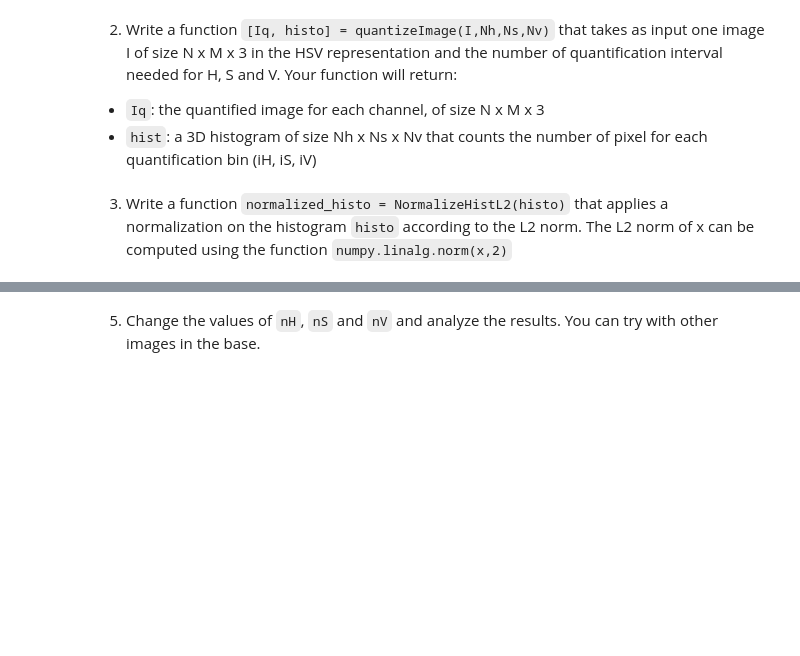
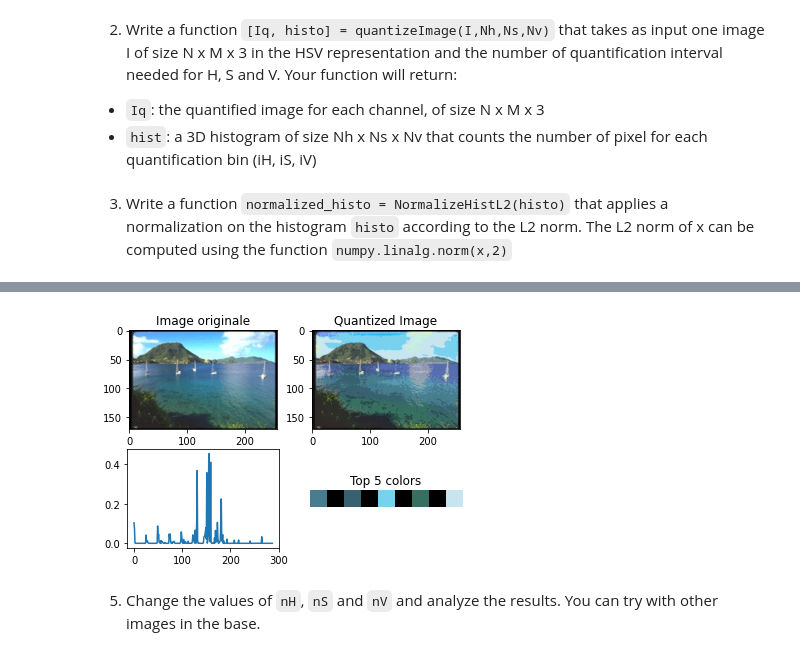
Before and after one commit to CharlesAttend/M1-S1-DAC, a Jupyter notebook: BIMA/TME/TME8/TME8.ipynb, the cells around one changed output, grey strips where cells are left out. Cells and saved outputs as stored; diff of their text form; code cells hidden in the pictures; blank space fills up the shorter version.

````diff
--- a/BIMA/TME/TME8/TME8.ipynb
+++ b/BIMA/TME/TME8/TME8.ipynb
@@ -92,10 +100,15 @@ Each image of the base will be represented by its color histogram in the HSV rep
 def quantize(I, k):
     """ float*int -> int
     """
+    if I == 1:
+        return k-1
+    else:
+        return int(I*k)
 
 
 # You can test your function with the following lines:
 h = np.zeros((8))
 for i in range(256):
     h[quantize(i/255.,8)] += 1
+display(h)
 assert (h == 32*np.ones((8))).all()
@@ -111,9 +122,24 @@ def quantizeImage(I, nH, nS, nV):
+# %%
+def quantizeImage(I, nH, nS, nV):
+    """ Array*int -> Array*Array
+    """
+    new_I = np.empty_like(I, dtype=int)
+    hist = np.zeros((nH, nS, nV))
+    l = [nH, nS, nV]
+    for i in range (new_I.shape[0]):
+        for j in range (new_I.shape[1]):
+            new_I[i,j,0] = quantize(I[i,j,0], nH)
+            new_I[i,j,1] = quantize(I[i,j,1], nS)
+            new_I[i,j,2] = quantize(I[i,j,2], nV)
+            hist[new_I[i,j,0], new_I[i,j,1], new_I[i,j,2]] += 1
+    return new_I, hist
 # %% [markdown]
 3) Write a function ```normalized_histo = NormalizeHistL2(histo)``` that applies a normalization on the histogram ```histo``` according to the L2 norm.
 The L2 norm of x can be computed using the function ```numpy.linalg.norm(x,2)```
 # %%
 def normalize(H):
     """ Array -> Array"""
+    return H/np.linalg.norm(H, 2)
 # %% [markdown]
 4) Test of the HSV histogram on an image: Complete the following code with your functions in order to apply it on one of the images of the base. The code will follow the following steps:
    1. Open the image and convert it into HSV representation.
@@ -136,49 +162,53 @@ def normalize(H):
 ![figure4](./figs/Figure_4.png)
 <center>Figure 4: 5 main colors</center>
 # %%
+def hsv_hist(nH, Ns, nV, nom, PathImage='./Base/'):
+    filename= nom;
+    I = np.array(Image.open(PathImage + filename))
+    I = I / 255.  # I values range in [0,1]
 
-PathImage = './Base/'  # to be completed
-nom = ''  # to be completed
+    fig, ax = plt.subplots(ncols=2, nrows=2)
+    ax = ax.flatten()
+    ax[0].imshow(I);
+    ax[0].set_title("Image originale")
 
-# quantization parameters
-nH = # to be completed
-nS = # to be completed
-nV = # to be completed
+    # conversion RGB->HSV
+    J = rgb2hsv(I)
 
+    # color palette computation
+    palette, palette2 = setColors( nH, nS , nV );
 
-filename= nom;
-I = np.array(Image.open(PathImage + filename))
-I = I / 255.  # I values range in [0,1]
-plt.figure();
-plt.imshow(I);
-plt.show()
+    # Image quantization (your function)
+    Iq, histo = quantizeImage(J, nH, nS, nV)
 
-# conversion RGB->HSV
-J = rgb2hsv(I)
+    # Visualisation of quantized image
+    viewQuantizedImage(Iq , palette2, ax=ax[1])
+    ax[1].set_title("Quantized Image")
 
-# color palette computation
-palette, palette2 = setColors( nH, nS , nV );
+    # flat a 3D histogram to 1D
+    histo = histo.flat
 
-# Image quantization (your function)
-Iq, histo = quantizeImage(J, nH, nS, nV)
+    # Histogram normalization (your function)
+    histo = normalize(histo)
 
-# Visualisation of quantized image
-viewQuantizedImage(Iq , palette2)
+    ax[2].plot(histo)
 
-# flat a 3D histogram to 1D
-histo = histo.flat
+    ## Determine 5 more frequent colors
+    idx_most_prevalent = (-histo).argsort()[:5]
+    hsv_most_prevalent = [np.unravel_index(idx,( nH, nS , nV )) for idx in idx_most_prevalent]
 
-# Histogram normalization (your function)
-histo = normalize(histo)
+    # display5mainColors(histo, palette, ax=ax[3])
+    mainColor = np.zeros((1,9,3), dtype=np.uint8)
+    idx = np.argsort(histo)
+    idx = idx[::-1]
+    for i,j in enumerate(np.arange(0,9,2)):
+        mainColor[0,j,0] = palette[idx[i], 0]
+        mainColor[0,j,1] = palette[idx[i], 1]
+        mainColor[0,j,2] = palette[idx[i], 2]
+    ax[3].imshow(mainColor/255)
+    ax[3].set_title('Top 5 colors')
+    ax[3].axis('off')
 
-plt.figure()
-plt.plot(histo)
-plt.show()
-
-## Determine 5 more frequent colors
-idx_most_prevalent = (-histo).argsort()[:5]
-hsv_most_prevalent = [np.unravel_index(idx,( nH, nS , nV )) for idx in idx_most_prevalent]
-
-display5mainColors(histo, palette)
-
-print(hsv_most_prevalent)
+    print(hsv_most_prevalent)
+hsv_hist(12, 3, 8, 'Paysages67.png')
+# %% [output]
@@ -185,2 +219,3 @@ print(hsv_most_prevalent)
+[figure, added]
 # %% [markdown]
 5) Change the values of ```nH```, ```nS```  and ```nV``` and analyze the results. You can try with other images in the base.
````
Also changed, not shown: parts of 6 cells of this notebook.
